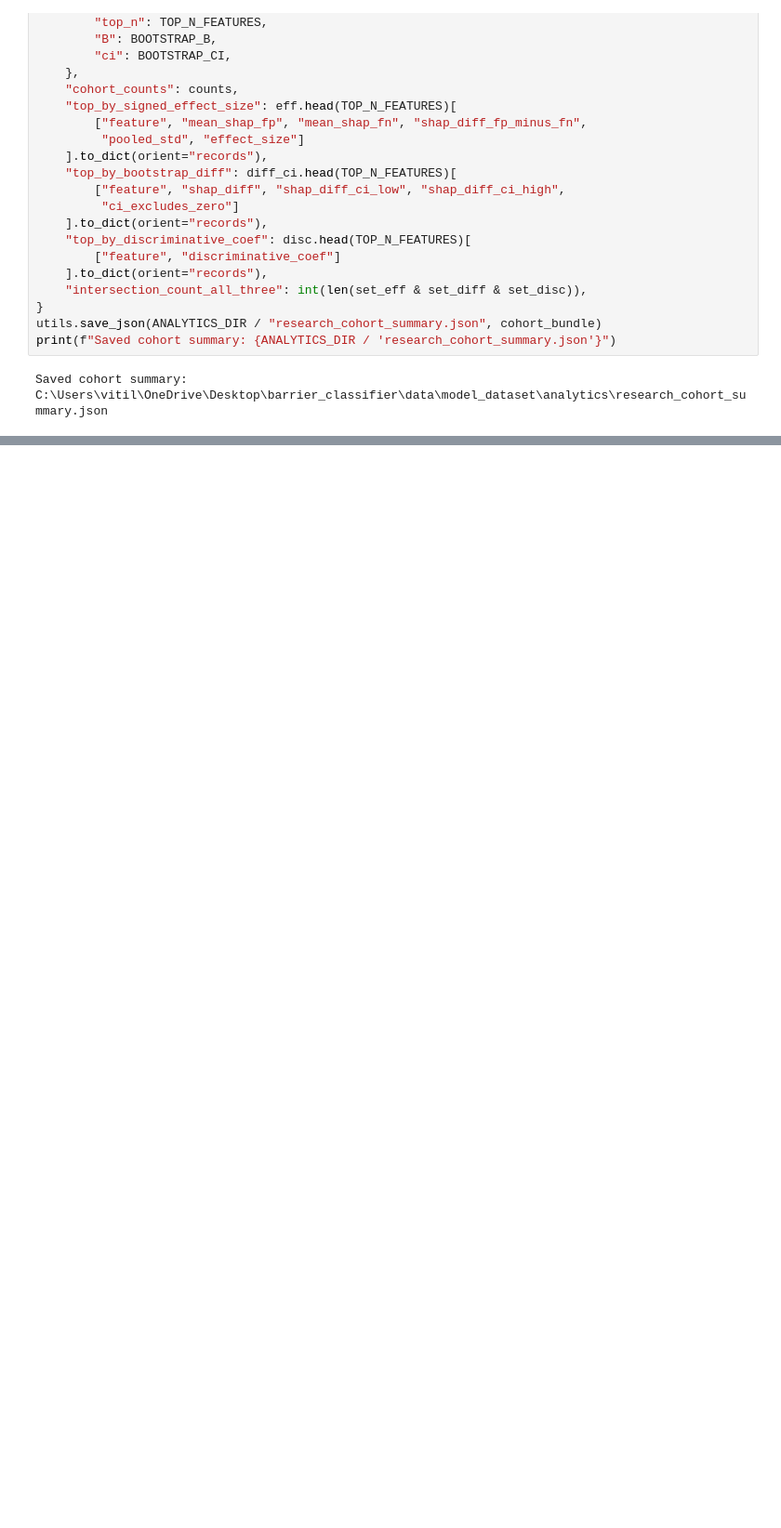
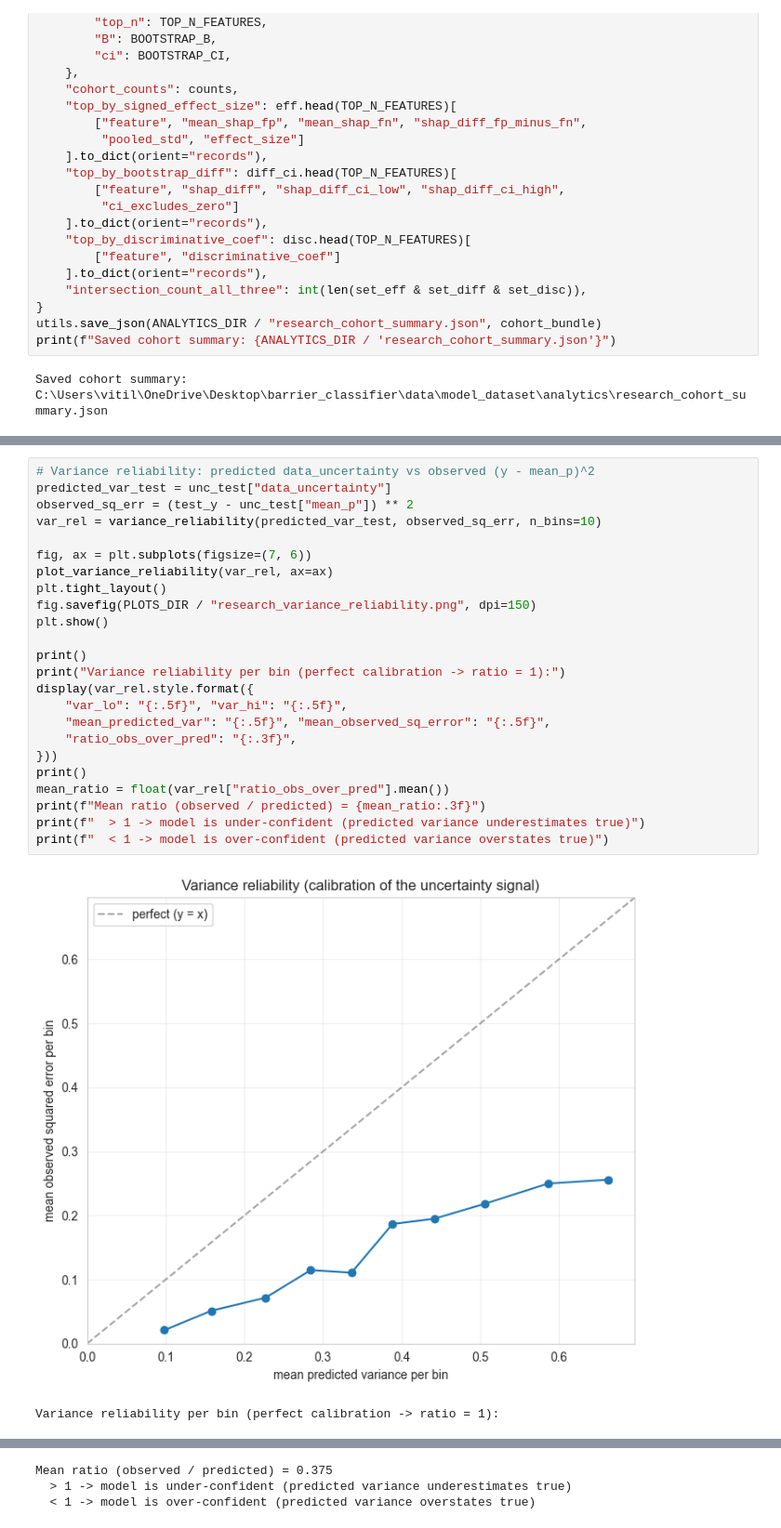
Before and after one commit to VitaIll/barrier_classifier, a Jupyter notebook: notebooks/04_offline_study.ipynb, the cells around one changed output, grey strips where cells are left out. Shown at 93% size. Cells and saved outputs as stored; diff of their text form; blank space fills up the shorter version.

```diff
--- a/notebooks/04_offline_study.ipynb
+++ b/notebooks/04_offline_study.ipynb
@@ -1211,0 +1312,27 @@ Subsequent sections land as the corresponding analytics phases are built:
+# %%
+# Variance reliability: predicted data_uncertainty vs observed (y - mean_p)^2
+predicted_var_test = unc_test["data_uncertainty"]
+observed_sq_err = (test_y - unc_test["mean_p"]) ** 2
+var_rel = variance_reliability(predicted_var_test, observed_sq_err, n_bins=10)
+
+fig, ax = plt.subplots(figsize=(7, 6))
+plot_variance_reliability(var_rel, ax=ax)
+plt.tight_layout()
+fig.savefig(PLOTS_DIR / "research_variance_reliability.png", dpi=150)
+plt.show()
+
+print()
+print("Variance reliability per bin (perfect calibration -> ratio = 1):")
+display(var_rel.style.format({
+    "var_lo": "{:.5f}", "var_hi": "{:.5f}",
+    "mean_predicted_var": "{:.5f}", "mean_observed_sq_error": "{:.5f}",
+    "ratio_obs_over_pred": "{:.3f}",
+}))
+print()
+mean_ratio = float(var_rel["ratio_obs_over_pred"].mean())
+print(f"Mean ratio (observed / predicted) = {mean_ratio:.3f}")
+print(f"  > 1 -> model is under-confident (predicted variance underestimates true)")
+print(f"  < 1 -> model is over-confident (predicted variance overstates true)")
+# %% [output]
+[figure, added]
+Variance reliability per bin (perfect calibration -> ratio = 1):
@@ -1211,0 +1350,3 @@ Subsequent sections land as the corresponding analytics phases are built:
+Mean ratio (observed / predicted) = 0.375
+  > 1 -> model is under-confident (predicted variance underestimates true)
+  < 1 -> model is over-confident (predicted variance overstates true)
```
Also changed, not shown: parts of 15 cells of this notebook, 3 other files.
